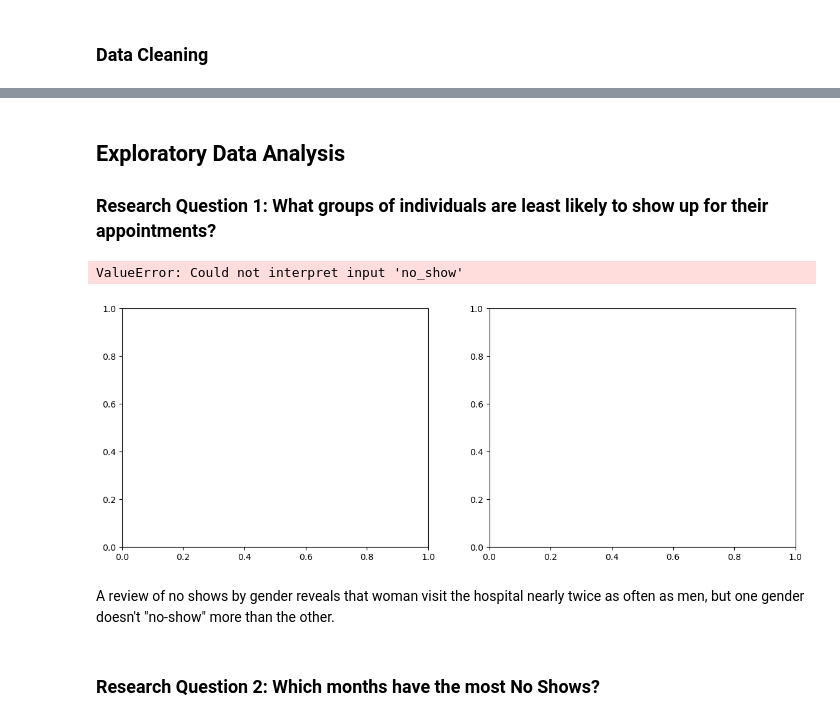
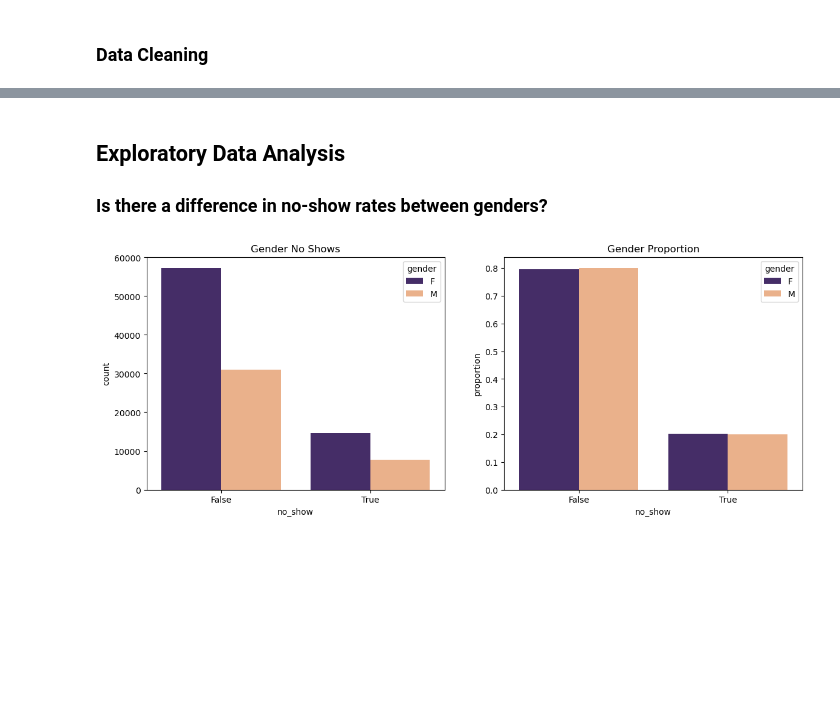
Before and after one commit to tristenwallace/medical-appointment-no-shows, a Jupyter notebook: no_show_appointments_analysis.ipynb, the cells around one changed output, grey strips where cells are left out. Cells and saved outputs as stored; diff of their text form; code cells hidden in the pictures; blank space fills up the shorter version.

```diff
--- a/no_show_appointments_analysis.ipynb
+++ b/no_show_appointments_analysis.ipynb
@@ -103,21 +85,20 @@ None
-# %% [markdown]
-<a id='eda'></a>
-## Exploratory Data Analysis
-
-### Research Question 1: What groups of individuals are least likely to show up for their appointments?
+# %% [markdown]
+<a id='eda'></a>
+## Exploratory Data Analysis
+
+### Is there a difference in no-show rates between genders?
 # %%
+# Generate plot figure
 fig, (ax1, ax2) = plt.subplots(1, 2, figsize=(14,5));
+
+# Plot no-show count by gender
 sns.countplot(data=df, x='no_show', hue='gender', palette=['#432371',"#FAAE7B"], ax=ax1);
 ax1.set_title('Gender No Shows');
 
-prop = df.groupby('gender').no_show.value_counts(normalize=True)
-prop = prop.reset_index()
-sns.barplot(data=prop, x='no_show', y='proportion', hue='gender', palette=['#432371',"#FAAE7B"], ax=ax2);
-ax2.set_title('Proportion of Gender');
+# Plot no-show rate by gender
+g_prop = df.groupby('gender').no_show.value_counts(normalize=True)
+g_prop = g_prop.reset_index()
+sns.barplot(data=g_prop, x='no_show', y='proportion', hue='gender', palette=['#432371',"#FAAE7B"], ax=ax2);
+ax2.set_title('Gender Proportion');
 # %% [output]
-ValueError: Could not interpret input 'no_show'
-[figure, old version]
+[figure, new version]
-# %% [markdown]
-A review of no shows by gender reveals that woman visit the hospital nearly twice as often as men, but one gender doesn't "no-show" more than the other.
-# %% [markdown]
-### Research Question 2: Which months have the most No Shows?
```
Also changed, not shown: parts of 9 cells of this notebook, 1 other file.
